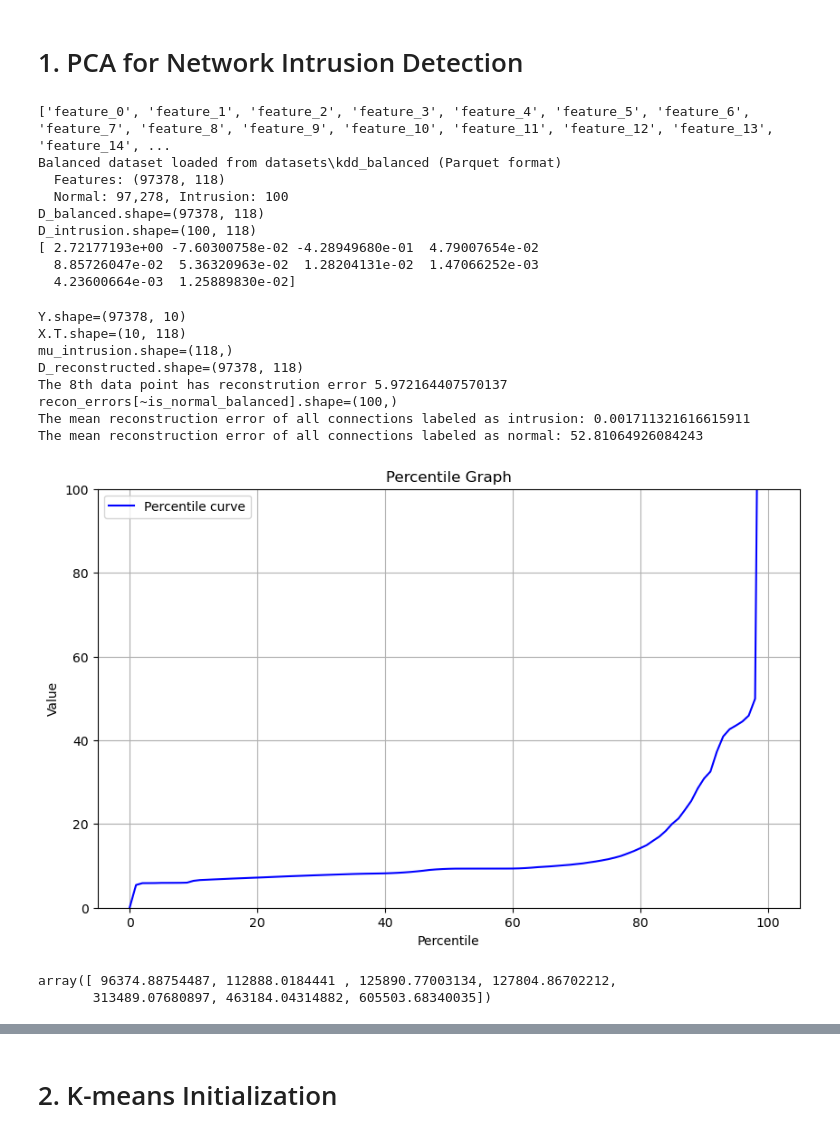
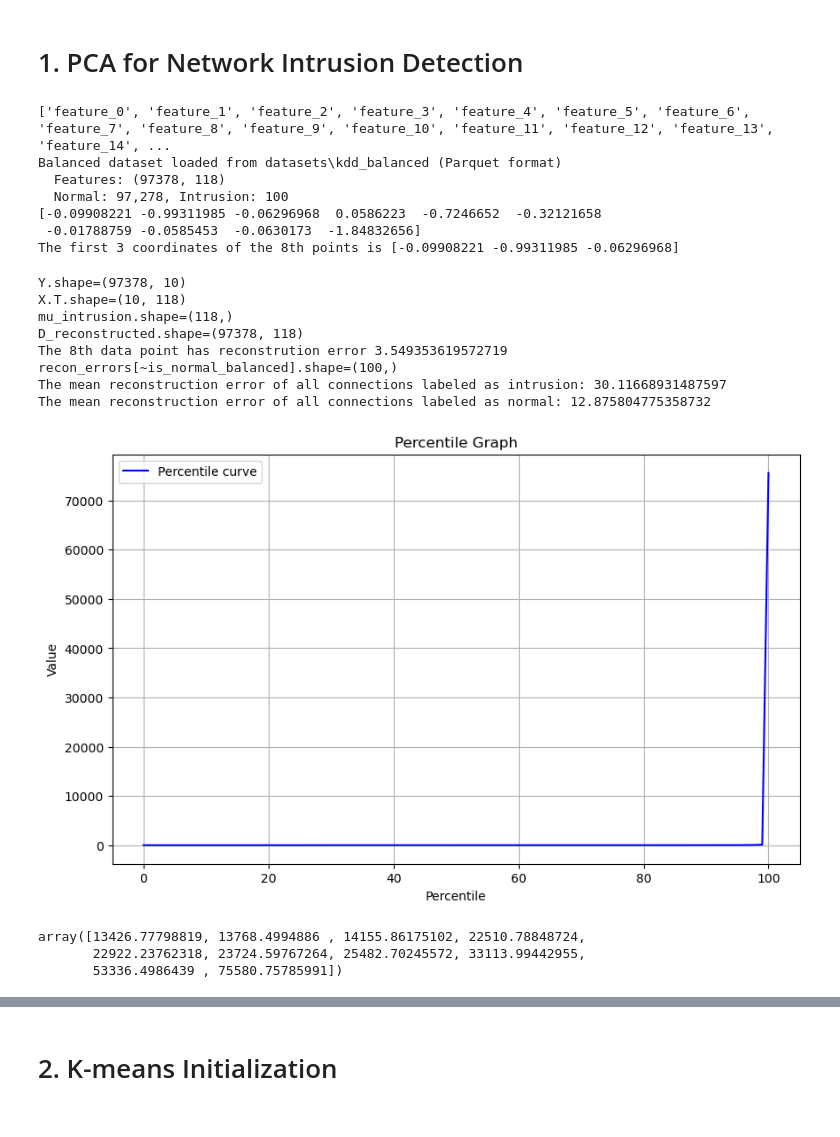
Before and after one commit to giga3132/ml_homework, a Jupyter notebook: homework_2_setup.ipynb, the cells around one changed output, grey strips where cells are left out. Cells and saved outputs as stored; diff of their text form; code cells hidden in the pictures.

```diff
--- a/homework_2_setup.ipynb
+++ b/homework_2_setup.ipynb
@@ -84,36 +84,17 @@ def project_to_low_dimensional_space(D, X, mu_intrusion):
 
 def reconstruct_from_low_dimensional(Y, X, mu_intrusion):
     """Reconstruct data points from low-dimensional coordinates."""
-    print(f"{Y.shape=}")
-    print(f"{X.T.shape=}")
-    print(f"{mu_intrusion.shape=}")
-
-   # d = Y@X.T.shape[0]
-    #mu = np.array([mu_intrusion for _ in range(Y.shape[0])])
     return Y@X.T + mu_intrusion
 
 
 def compute_reconstruction_error(original, reconstructed):
     """Compute L2 reconstruction error."""
-    n = original.shape[0]
-    # errors = np.zeros(n)
-    # for i in range(n):
-    #     errors[i] = np.linalg.norm(original[i,:] - reconstructed[i,:]) ** 2
     errors = np.sum((original - reconstructed) ** 2, axis=1)
 
     return errors
 
 
 def center_data(D):
-    # n,d = D.shape
-
-    # mu = np.array([np.mean(D[:,i]) for i in range(d)])
-    # mu_2 = [mu for _ in range(n)]
-    # assert len(mu_2) == n, f"{len(mu_2)=} is not {n=}"
-    # mu_2 = np.array(mu_2)
-
-    # C = D - mu_2
-    # return C, mu
     mu = np.mean(D, axis=0)
     C = D - mu
     return C, mu
@@ -122,26 +103,22 @@ D_balanced, is_normal_balanced, original_indices, _, metadata = load_kdd_data()
 # Your code here
 
 #1a
-print(f"{D_balanced.shape=}")
-D_intrusion = D_balanced[~is_normal_balanced]#invert mask
-print(f"{D_intrusion.shape=}")
-X, mu_intrusion = compute_pca_from_intrusion_data(D_intrusion, 10)
-low_dim_intrusions = project_to_low_dimensional_space(D_intrusion, X, mu_intrusion)
+X, mu = compute_pca_from_intrusion_data(D_balanced, 10)
+low_dim_intrusions = project_to_low_dimensional_space(D_balanced, X, mu)
 print(low_dim_intrusions[7])
+print(f"The first 3 coordinates of the 8th points is {low_dim_intrusions[7][:3]}")
 # %% [output]
 ['feature_0', 'feature_1', 'feature_2', 'feature_3', 'feature_4', 'feature_5', 'feature_6', 'feature_7', 'feature_8', 'feature_9', 'feature_10', 'feature_11', 'feature_12', 'feature_13', 'feature_14', ...
 Balanced dataset loaded from datasets\kdd_balanced (Parquet format)
   Features: (97378, 118)
   Normal: 97,278, Intrusion: 100
-D_balanced.shape=(97378, 118)
-D_intrusion.shape=(100, 118)
-[ 2.72177193e+00 -7.60300758e-02 -4.28949680e-01  4.79007654e-02
-  8.85726047e-02  5.36320963e-02  1.28204131e-02  1.47066252e-03
-  4.23600664e-03  1.25889830e-02]
+[-0.09908221 -0.99311985 -0.06296968  0.0586223  -0.7246652  -0.32121658
+ -0.01788759 -0.0585453  -0.0630173  -1.84832656]
+The first 3 coordinates of the 8th points is [-0.09908221 -0.99311985 -0.06296968]
 # %%
 #1b)
-Y = project_to_low_dimensional_space(D_balanced,X, mu_intrusion )
-D_reconstructed = reconstruct_from_low_dimensional(Y,X,mu_intrusion)
+Y = low_dim_intrusions#project_to_low_dimensional_space(D_balanced,X, mu_intrusion )
+D_reconstructed = reconstruct_from_low_dimensional(Y,X,mu)
 print(f"{D_reconstructed.shape=}")
 recon_errors = compute_reconstruction_error(D_balanced, D_reconstructed)
 print(f"The 8th data point has reconstrution error {recon_errors[7]}")
@@ -155,36 +132,37 @@ Y.shape=(97378, 10)
 X.T.shape=(10, 118)
 mu_intrusion.shape=(118,)
 D_reconstructed.shape=(97378, 118)
-The 8th data point has reconstrution error 5.972164407570137
+The 8th data point has reconstrution error 3.549353619572719
 recon_errors[~is_normal_balanced].shape=(100,)
-The mean reconstruction error of all connections labeled as intrusion: 0.001711321616615911
-The mean reconstruction error of all connections labeled as normal: 52.81064926084243
+The mean reconstruction error of all connections labeled as intrusion: 30.11668931487597
+The mean reconstruction error of all connections labeled as normal: 12.875804775358732
 # %%
 #1c
 sorted_errors = np.sort(recon_errors)
 
 import matplotlib.pyplot as plt
 
 percentiles = np.linspace(0, 100, len(sorted_errors))
 
 # Plot
 
 # Calculate percentiles
 percentiles = np.arange(0, 101, 1)  # 0th to 100th percentile
 percentile_values = np.percentile(sorted_errors, percentiles)
 
 # Plot
 plt.figure(figsize=(10, 6))
 plt.plot(percentiles, percentile_values, label='Percentile curve', color='blue')
 plt.xlabel('Percentile')
 plt.ylabel('Value')
 plt.title('Percentile Graph')
 plt.grid(True)
 plt.legend()
-plt.ylim(0,100)
 plt.show()
+sorted_errors[-10:]
 # %% [output]
-[figure, old version]
+[figure, new version]
-array([ 96374.88754487, 112888.0184441 , 125890.77003134, 127804.86702212,
-       313489.07680897, 463184.04314882, 605503.68340035])
+array([13426.77798819, 13768.4994886 , 14155.86175102, 22510.78848724,
+       22922.23762318, 23724.59767264, 25482.70245572, 33113.99442955,
+       53336.4986439 , 75580.75785991])
 # %%
```
Also changed, not shown: parts of 2 cells of this notebook.
